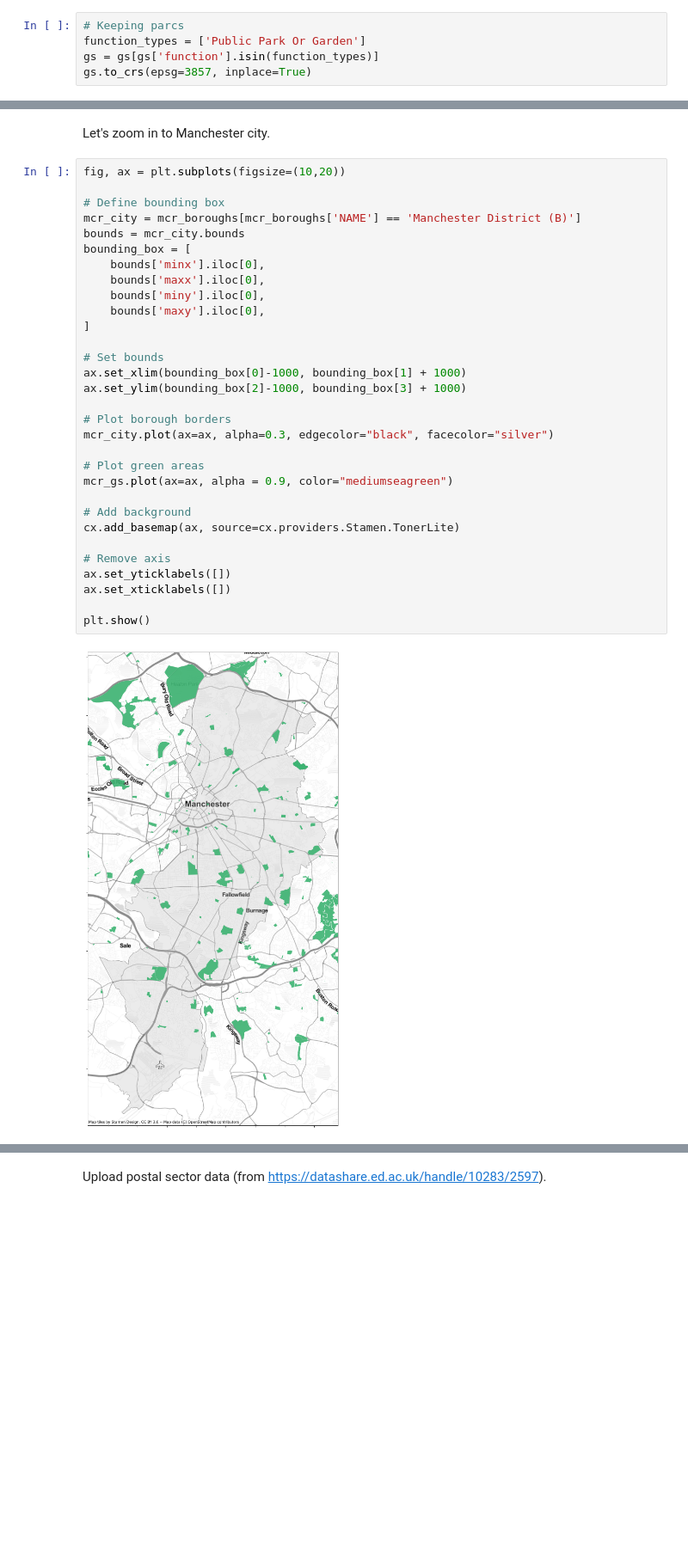
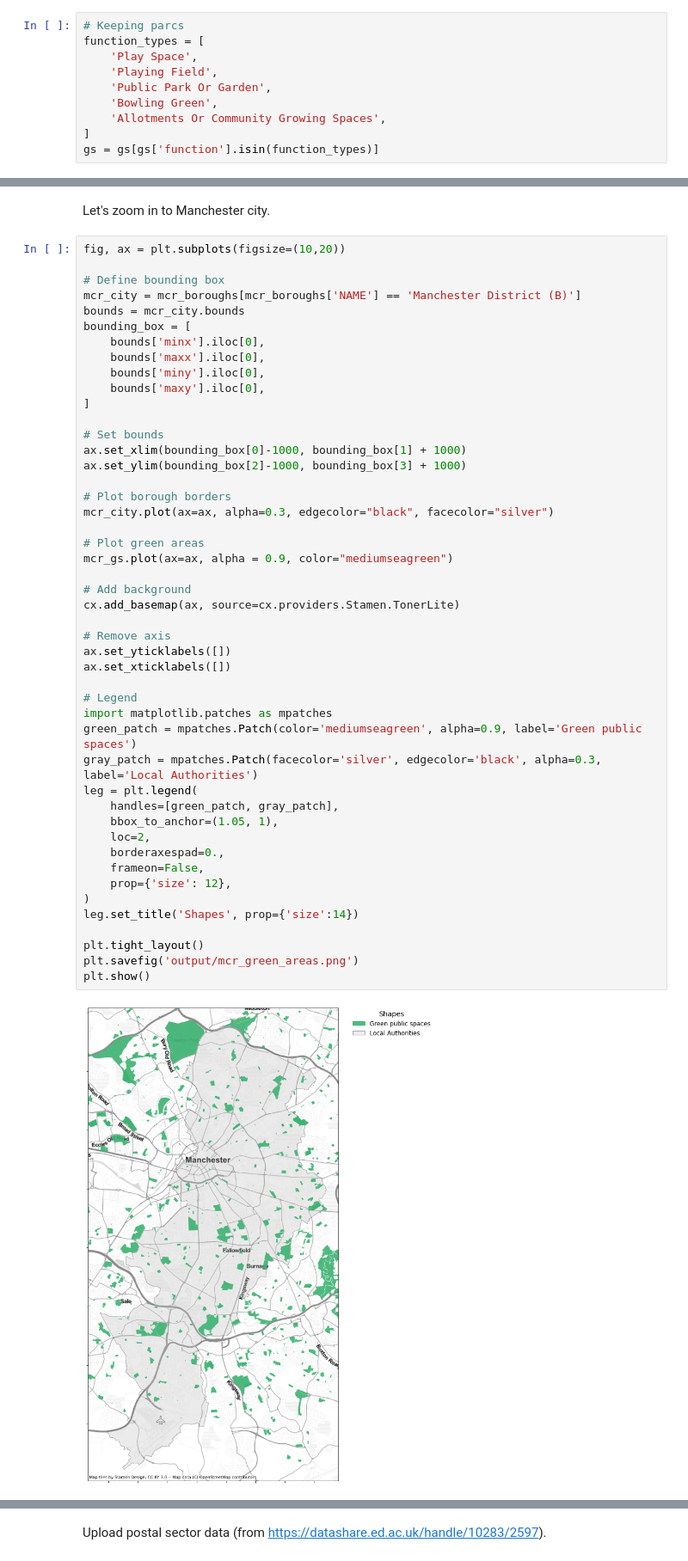
Before and after one commit to neperiana/data-science-projects, a Jupyter notebook: mapping_urban_green_areas/mapping_mcr_green_spaces.ipynb, the cells around one changed output, grey strips where cells are left out. Shown at 86% size. Cells and saved outputs as stored; diff of their text form; blank space fills up the shorter version.

```diff
--- a/mapping_urban_green_areas/mapping_mcr_green_spaces.ipynb
+++ b/mapping_urban_green_areas/mapping_mcr_green_spaces.ipynb
@@ -96,6 +109,11 @@ Golf Course                                394
 Name: function, dtype: int64
 # %%
 # Keeping parcs
-function_types = ['Public Park Or Garden']
+function_types = [
+    'Play Space',
+    'Playing Field',
+    'Public Park Or Garden',
+    'Bowling Green',
+    'Allotments Or Community Growing Spaces',
+]
 gs = gs[gs['function'].isin(function_types)]
-gs.to_crs(epsg=3857, inplace=True)
@@ -148,31 +200,47 @@ fig, ax = plt.subplots(figsize=(10,20))
 
 # Define bounding box
 mcr_city = mcr_boroughs[mcr_boroughs['NAME'] == 'Manchester District (B)']
 bounds = mcr_city.bounds
 bounding_box = [
     bounds['minx'].iloc[0],
     bounds['maxx'].iloc[0],
     bounds['miny'].iloc[0],
     bounds['maxy'].iloc[0],
 ]
 
 # Set bounds
 ax.set_xlim(bounding_box[0]-1000, bounding_box[1] + 1000)
 ax.set_ylim(bounding_box[2]-1000, bounding_box[3] + 1000)
 
 # Plot borough borders
 mcr_city.plot(ax=ax, alpha=0.3, edgecolor="black", facecolor="silver")
 
 # Plot green areas
 mcr_gs.plot(ax=ax, alpha = 0.9, color="mediumseagreen")
 
 # Add background
 cx.add_basemap(ax, source=cx.providers.Stamen.TonerLite)
 
 # Remove axis
 ax.set_yticklabels([])
 ax.set_xticklabels([])
 
+# Legend
+import matplotlib.patches as mpatches
+green_patch = mpatches.Patch(color='mediumseagreen', alpha=0.9, label='Green public spaces')
+gray_patch = mpatches.Patch(facecolor='silver', edgecolor='black', alpha=0.3, label='Local Authorities')
+leg = plt.legend(
+    handles=[green_patch, gray_patch],
+    bbox_to_anchor=(1.05, 1),
+    loc=2,
+    borderaxespad=0.,
+    frameon=False,
+    prop={'size': 12},
+)
+leg.set_title('Shapes', prop={'size':14})
+
+plt.tight_layout()
+plt.savefig('output/mcr_green_areas.png')
 plt.show()
 # %% [output]
-[figure, old version]
+[figure, new version]
```
Also changed, not shown: parts of 19 cells of this notebook, 2 other files.
